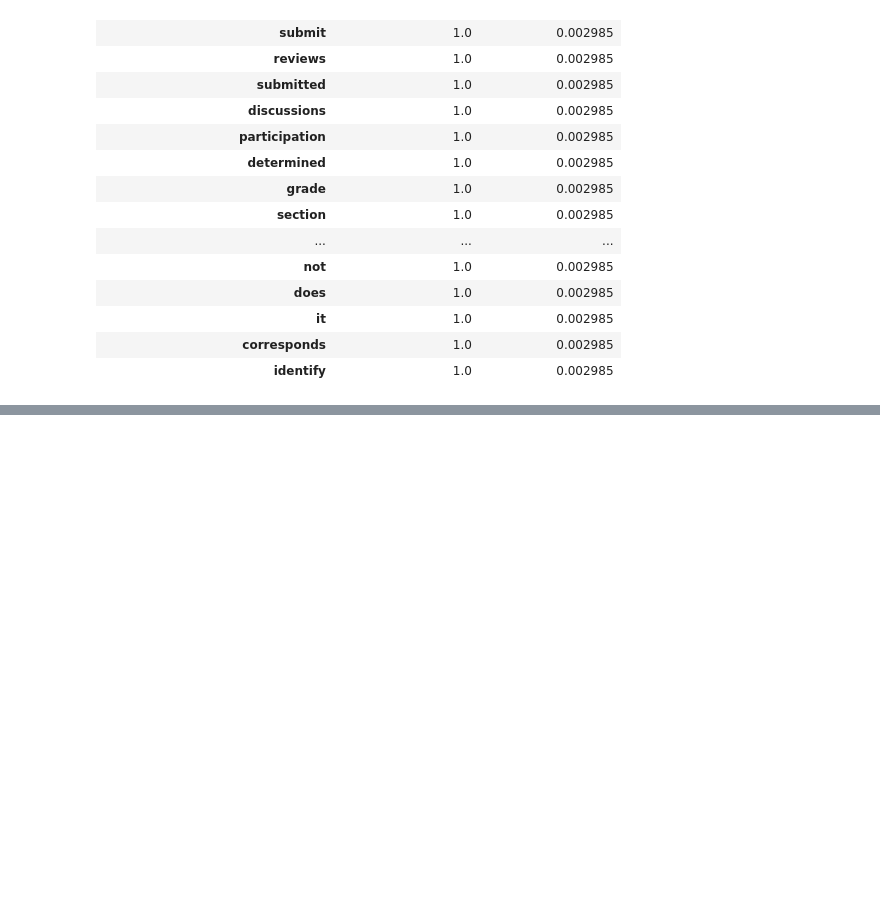
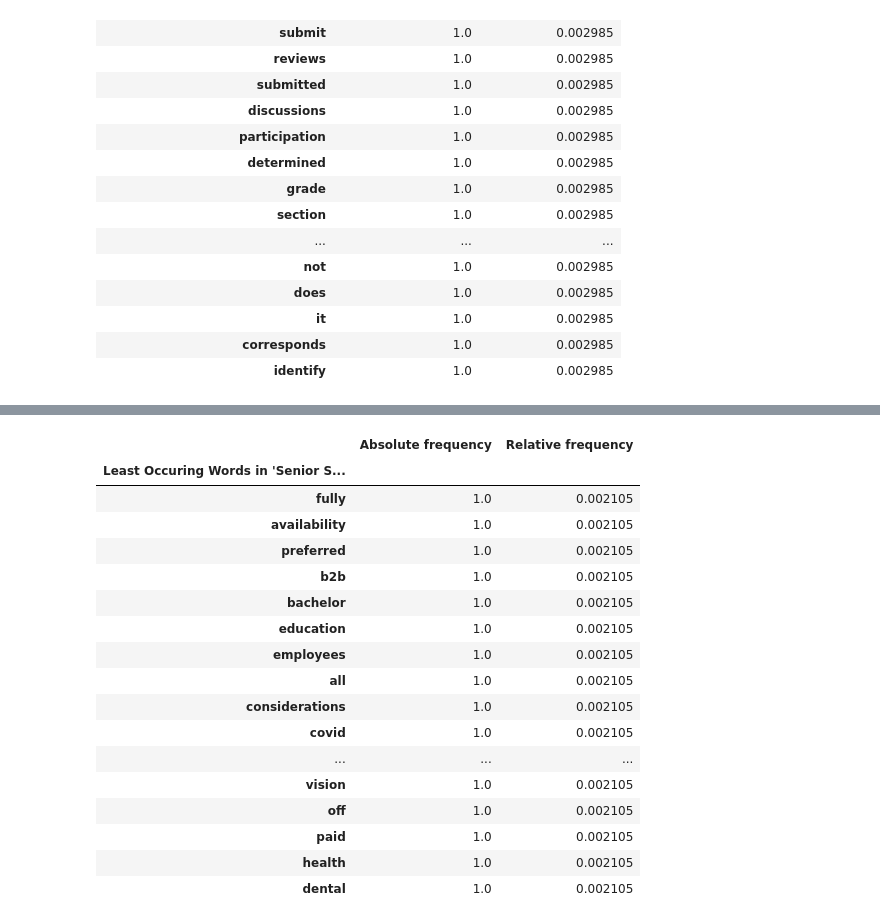
Before and after one commit to aadmassu1/teamHCP, a Jupyter notebook: Extract_info_pdf.ipynb, the cells around one changed output, grey strips where cells are left out. Saved outputs shown, nothing was run; the diff lists cells and outputs as text; code cells hidden in the pictures; blank space fills up the shorter version.

```diff
--- a/Extract_info_pdf.ipynb
+++ b/Extract_info_pdf.ipynb
@@ -237,0 +324,21 @@ print([x[0] for x in sentence_count.most_common()[:-n-1:-1]])
+# %%
+indeed_word.head(20)
+# %% [output]
+|  | Absolute frequency | Relative frequency |
+| Least Occuring Words in 'Senior S... |  |  |
+| fully | 1.0 | 0.002105 |
+| availability | 1.0 | 0.002105 |
+| preferred | 1.0 | 0.002105 |
+| b2b | 1.0 | 0.002105 |
+| bachelor | 1.0 | 0.002105 |
+| education | 1.0 | 0.002105 |
+| employees | 1.0 | 0.002105 |
+| all | 1.0 | 0.002105 |
+| considerations | 1.0 | 0.002105 |
+| covid | 1.0 | 0.002105 |
+| ... | ... | ... |
+| vision | 1.0 | 0.002105 |
+| off | 1.0 | 0.002105 |
+| paid | 1.0 | 0.002105 |
+| health | 1.0 | 0.002105 |
+| dental | 1.0 | 0.002105 |
```
Also changed, not shown: parts of 11 cells of this notebook, 2 other files.
